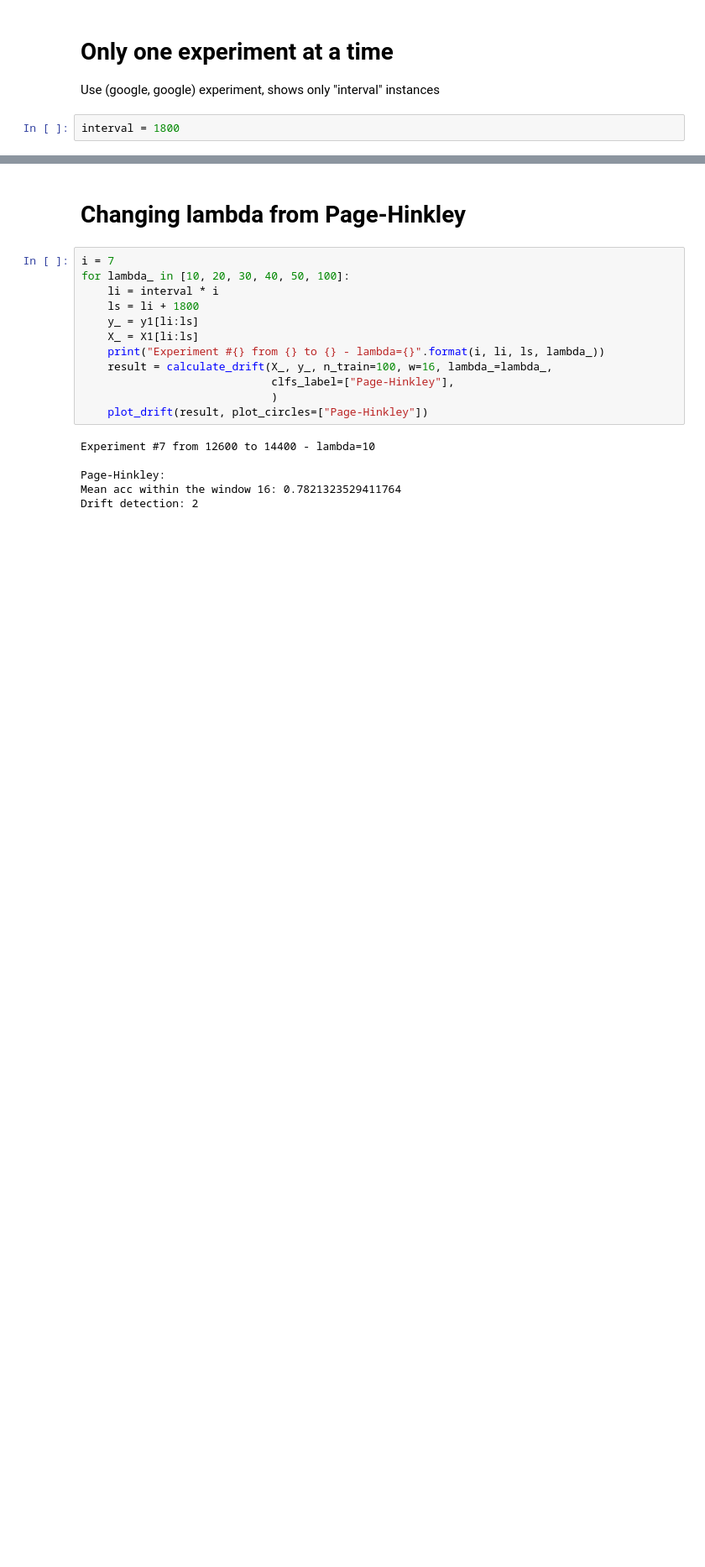
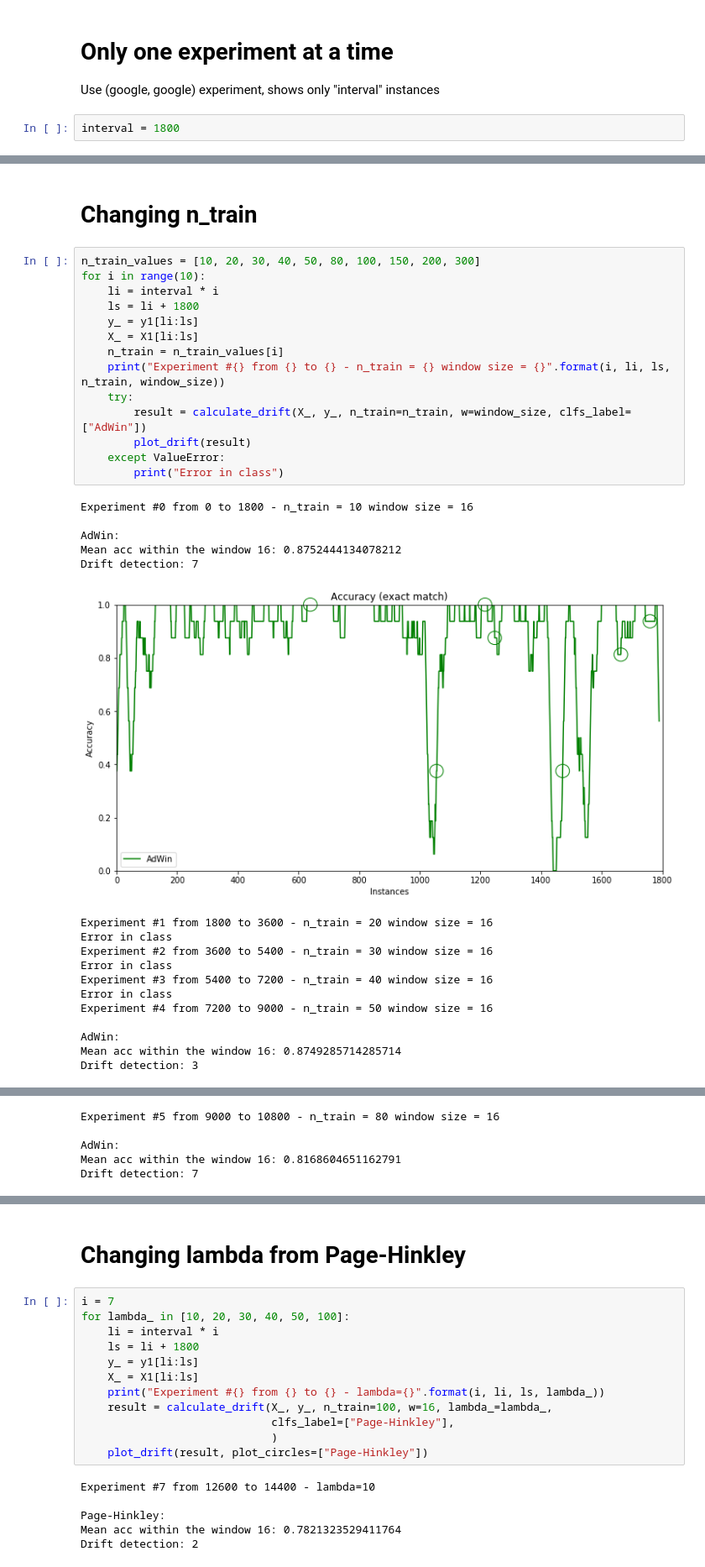
Before and after one commit to h3dema/concept-drift, a Jupyter notebook: concept-drift.ipynb, the cells around one changed output, grey strips where cells are left out. Shown at 84% size. Cells and saved outputs as stored; diff of their text form; blank space fills up the shorter version.

```diff
--- a/concept-drift.ipynb
+++ b/concept-drift.ipynb
@@ -105 +112,35 @@ Drift detection: 11
 ... (8 outputs left out)
+# %% [markdown]
+# Changing n_train
+# %%
+n_train_values = [10, 20, 30, 40, 50, 80, 100, 150, 200, 300]
+for i in range(10):
+    li = interval * i
+    ls = li + 1800
+    y_ = y1[li:ls]
+    X_ = X1[li:ls]
+    n_train = n_train_values[i]
+    print("Experiment #{} from {} to {} - n_train = {} window size = {}".format(i, li, ls, n_train, window_size))
+    try:
+        result = calculate_drift(X_, y_, n_train=n_train, w=window_size, clfs_label=["AdWin"])
+        plot_drift(result)
+    except ValueError:
+        print("Error in class")
+# %% [output]
+Experiment #0 from 0 to 1800 - n_train = 10 window size = 16
+
+AdWin:
+Mean acc within the window 16: 0.8752444134078212
+Drift detection: 7
+[figure, added]
+Experiment #1 from 1800 to 3600 - n_train = 20 window size = 16
+Error in class
+Experiment #2 from 3600 to 5400 - n_train = 30 window size = 16
+Error in class
+Experiment #3 from 5400 to 7200 - n_train = 40 window size = 16
+Error in class
+Experiment #4 from 7200 to 9000 - n_train = 50 window size = 16
+
+AdWin:
+Mean acc within the window 16: 0.8749285714285714
+Drift detection: 3
@@ -105,0 +148,5 @@ Drift detection: 11
+Experiment #5 from 9000 to 10800 - n_train = 80 window size = 16
+
+AdWin:
+Mean acc within the window 16: 0.8168604651162791
+Drift detection: 7
```
Also changed, not shown: parts of 7 cells of this notebook, 1 other file.
